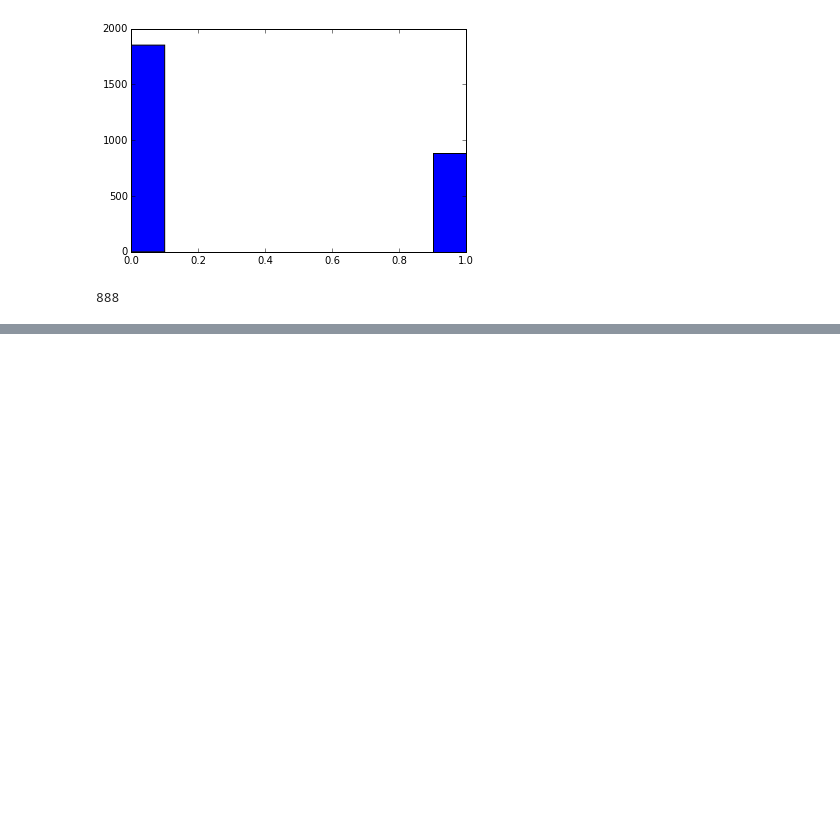
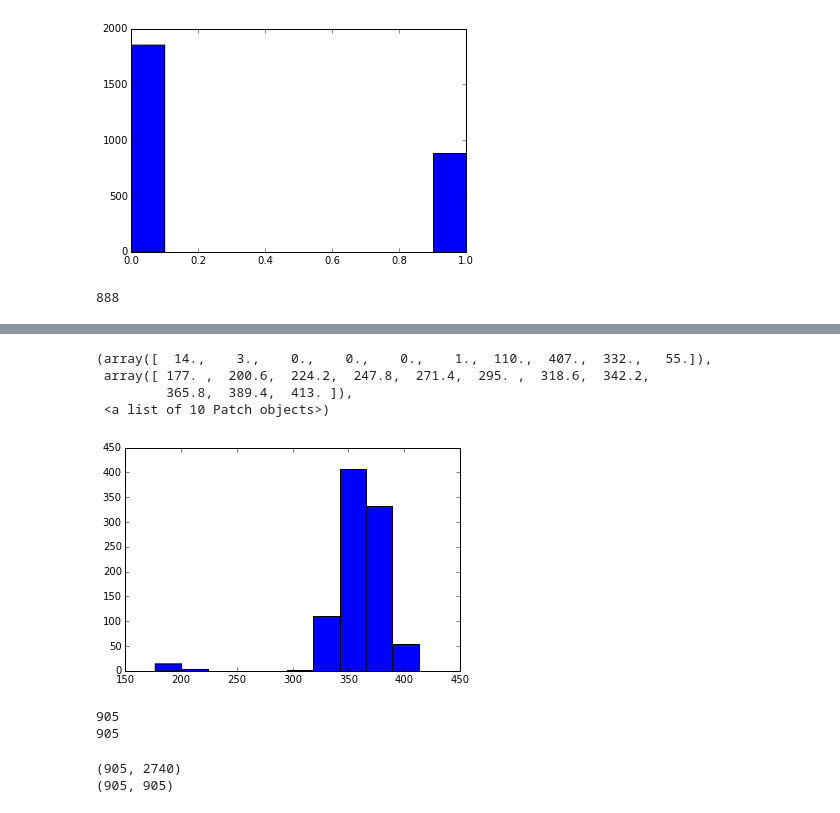
Before and after one commit to mzw4/jyupitertime, a Jupyter notebook: comp1/CS 5786 Comp 1 - JAC.ipynb, the cells around one changed output, grey strips where cells are left out. Cells and saved outputs as stored; diff of their text form; code cells hidden in the pictures; blank space fills up the shorter version.

```diff
--- a/comp1/CS 5786 Comp 1 - JAC.ipynb
+++ b/comp1/CS 5786 Comp 1 - JAC.ipynb
@@ -3100,0 +3113,2 @@ print(actual_cluster_sizes)
+# %%
+speech_row_sums = {i: len(sparse_where(speech_graph, i)) for i in range(NUM_SPEECHES)}
@@ -3100,0 +3123,2 @@ print(actual_cluster_sizes)
+# %%
+rows_over_635 = [i for i in range(NUM_SPEECHES) if speech_row_sums[i] > 635]
@@ -3100,0 +3135,16 @@ print(actual_cluster_sizes)
+# %%
+speech_graph_copy, _ = load_sparse_data('speech_graph.csv', NUM_SPEECHES)
+
+speech_row_sums = {i: len(sparse_where(speech_graph, i)) for i in range(NUM_SPEECHES)}
+
+# Create affinity matrix.
+print 'Creating affinity matrix.'
+for row in range(NUM_SPEECHES):
+    row_indices = sparse_where(speech_graph, row)
+    for index in row_indices:
+        if speech_row_sums[index] <= 634 :
+            speech_graph_copy[row, index] = 0.0
+    if row % 150 == 0:
+        print row * 100.0 / NUM_SPEECHES, '%'
+
+print 'Done'
@@ -3100,0 +3169,25 @@ print(actual_cluster_sizes)
+# %%
+speech_graph_copy_sums = {i: len(sparse_where(speech_graph_copy, i)) for i in range(NUM_SPEECHES)}
+# %%
+plt.hist([speech_graph_copy_sums[i] for i in range(2740) if i in rows_over_635])
+# %% [output]
+(array([  14.,    3.,    0.,    0.,    0.,    1.,  110.,  407.,  332.,   55.]),
+ array([ 177. ,  200.6,  224.2,  247.8,  271.4,  295. ,  318.6,  342.2,
+         365.8,  389.4,  413. ]),
+ <a list of 10 Patch objects>)
+[figure, added]
+# %%
+print sum([1 for i in range(2740) if i in rows_over_635 and speech_graph_copy_sums[i] > 250])
+rows_over_635_trimmed = [i for i in range(2740) if i in rows_over_635 and speech_graph_copy_sums[i] > 250]
+print len(rows_over_635_trimmed)
+# %% [output]
+905
+905
+# %%
+speech_graph_copy_trimmed = speech_graph_copy[rows_over_635_trimmed,:]
+print speech_graph_copy_trimmed.shape
+speech_graph_copy_trimmed = speech_graph_copy_trimmed[:,rows_over_635_trimmed]
+print speech_graph_copy_trimmed.shape
+# %% [output]
+(905, 2740)
+(905, 905)
```
Also changed, not shown: parts of 15 cells of this notebook.
